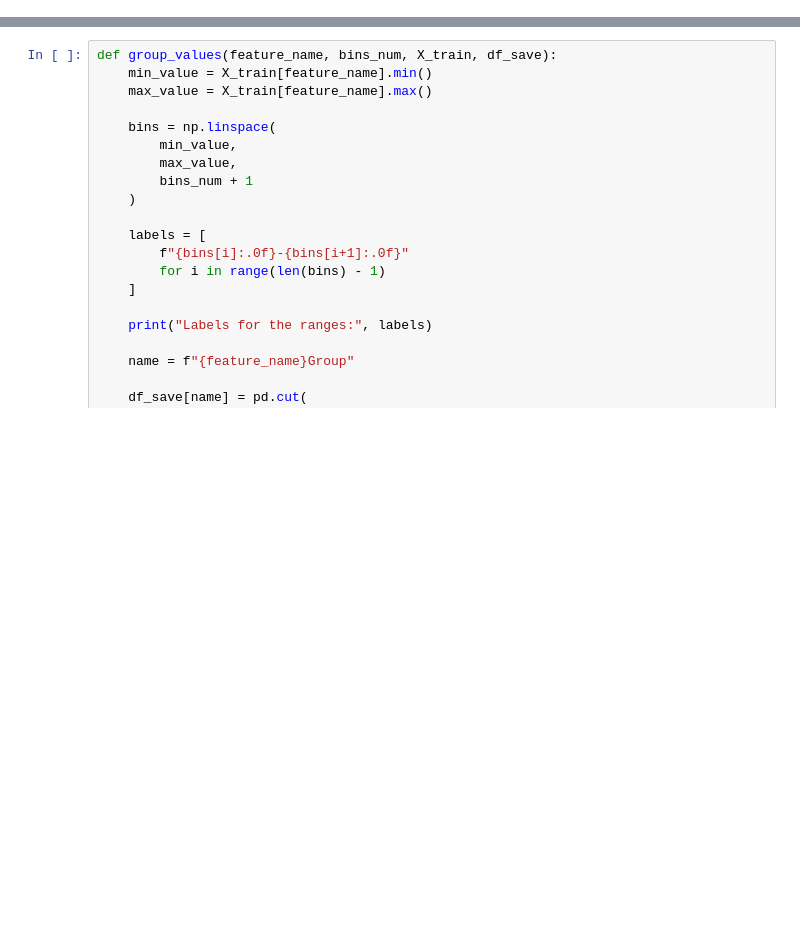
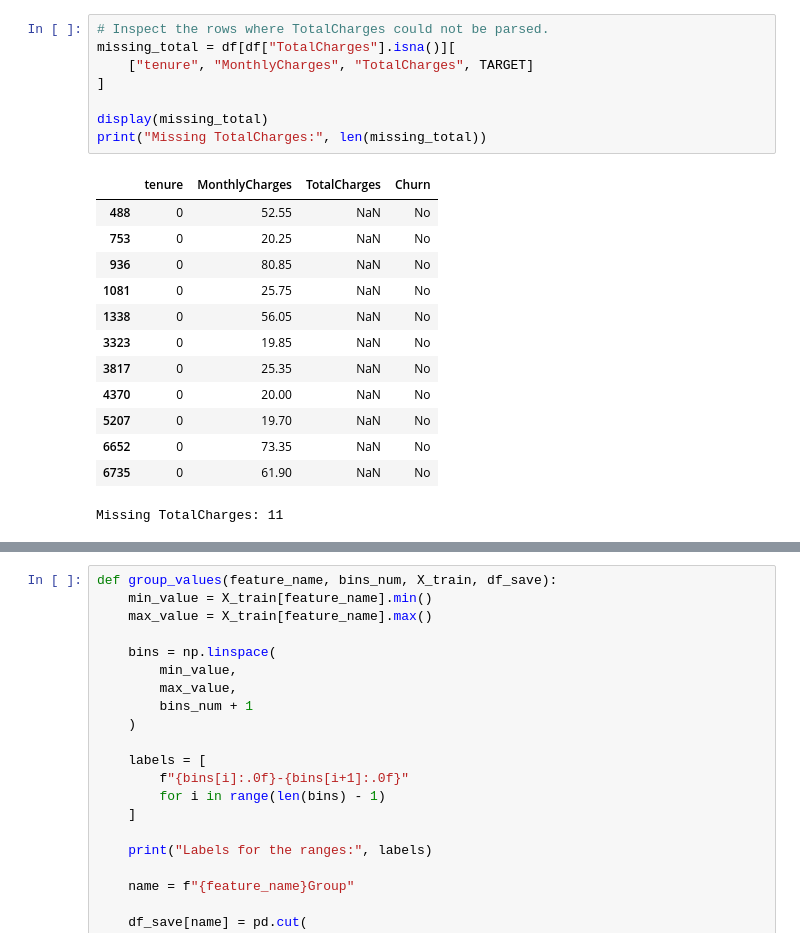
Before and after one commit to serieh/To-Catch-a-Churner, a Jupyter notebook: Scripts/PreProcessing.ipynb, the cells around one changed output, grey strips where cells are left out. Saved outputs shown, nothing was run; the diff lists cells and outputs as text; blank space fills up the shorter version.

```diff
--- a/Scripts/PreProcessing.ipynb
+++ b/Scripts/PreProcessing.ipynb
@@ -61,0 +98,22 @@ def get_numeric_columns(df: pd.DataFrame) -> list:
+# %%
+# Inspect the rows where TotalCharges could not be parsed.
+missing_total = df[df["TotalCharges"].isna()][
+    ["tenure", "MonthlyCharges", "TotalCharges", TARGET]
+]
+
+display(missing_total)
+print("Missing TotalCharges:", len(missing_total))
+# %% [output]
+|  | tenure | MonthlyCharges | TotalCharges | Churn |
+| 488 | 0 | 52.55 | NaN | No |
+| 753 | 0 | 20.25 | NaN | No |
+| 936 | 0 | 80.85 | NaN | No |
+| 1081 | 0 | 25.75 | NaN | No |
+| 1338 | 0 | 56.05 | NaN | No |
+| 3323 | 0 | 19.85 | NaN | No |
+| 3817 | 0 | 25.35 | NaN | No |
+| 4370 | 0 | 20.00 | NaN | No |
+| 5207 | 0 | 19.70 | NaN | No |
+| 6652 | 0 | 73.35 | NaN | No |
+| 6735 | 0 | 61.90 | NaN | No |
+Missing TotalCharges: 11
```
Also changed, not shown: parts of 92 cells of this notebook, 5 other files.
